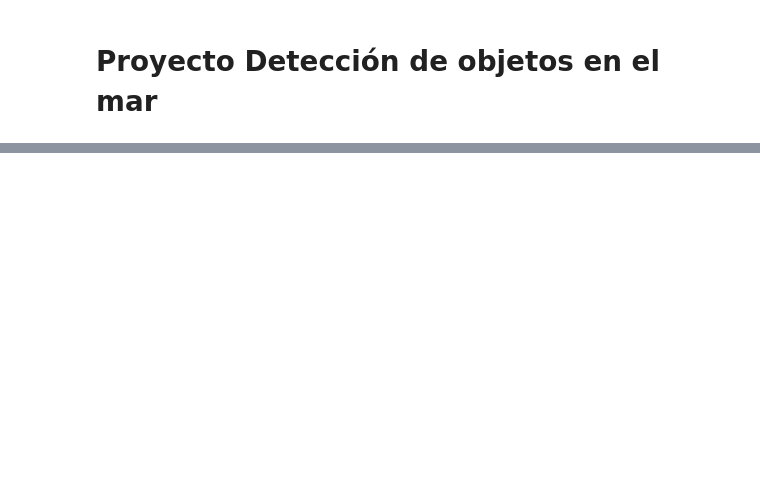
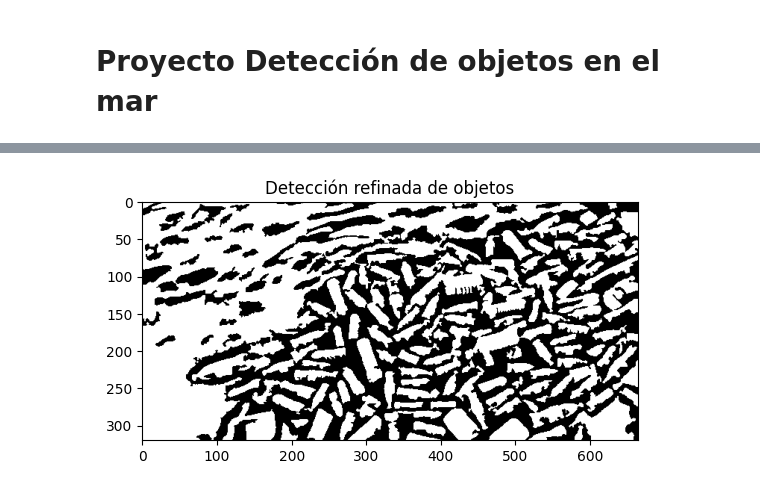
Before and after one commit to Pablogarciao/ProyectoImagenesComp, a Jupyter notebook: MiniProyecto.ipynb, the cells around one changed output, grey strips where cells are left out. Cells and saved outputs as stored; diff of their text form; code cells hidden in the pictures; blank space fills up the shorter version.

```diff
--- a/MiniProyecto.ipynb
+++ b/MiniProyecto.ipynb
@@ -60,3 +44,25 @@ plt.imshow(binary, cmap='gray')
+# %%
+from skimage import filters, morphology
+
+# Aplicamos un suavizado Gaussiano para reducir el ruido
+img_smooth = filters.gaussian(img_gray, sigma=1)
+
+# Threshold adaptativo (puedes ajustar el tamaño del bloque y el offset según sea necesario)
+thresh = filters.threshold_local(img_smooth, block_size=35, offset=0.01)
+binary = img_smooth > thresh
+
+# Eliminación de objetos pequeños que no son de interés (como el agua)
+cleaned_binary = morphology.remove_small_objects(binary, min_size=100)
+
+# Opcional: eliminar pequeños huecos dentro de los objetos detectados
+cleaned_binary = morphology.remove_small_holes(cleaned_binary, area_threshold=100)
+
+# Mostramos el resultado
+plt.imshow(cleaned_binary, cmap='gray')
+plt.title("Detección refinada de objetos")
+plt.show()
+# %% [output]
+[figure, added]
 # %%
 from skimage import exposure
 eq_adapt = exposure.equalize_adapthist(img_gray)
```
Also changed, not shown: parts of 10 cells of this notebook, 13 other files.
